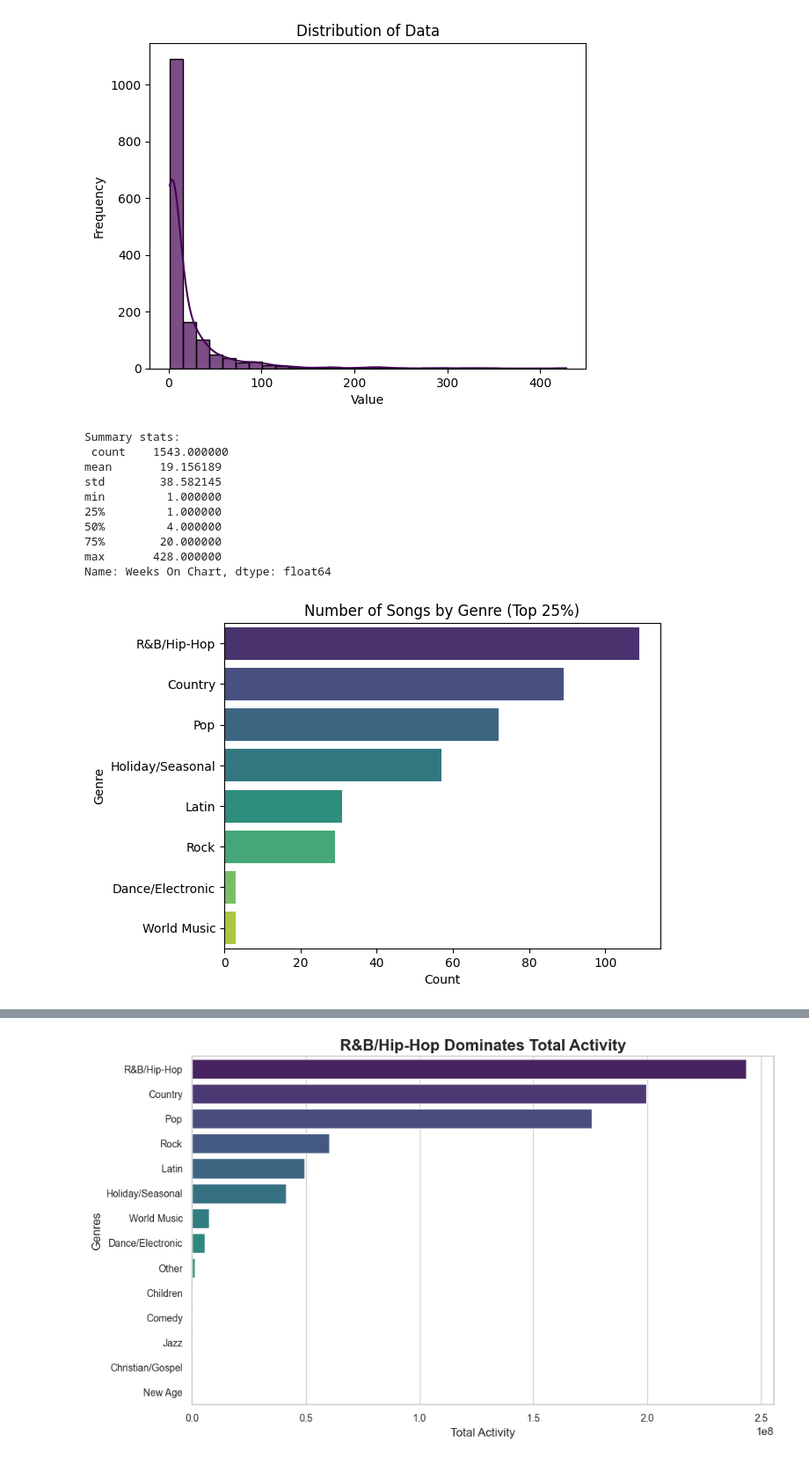
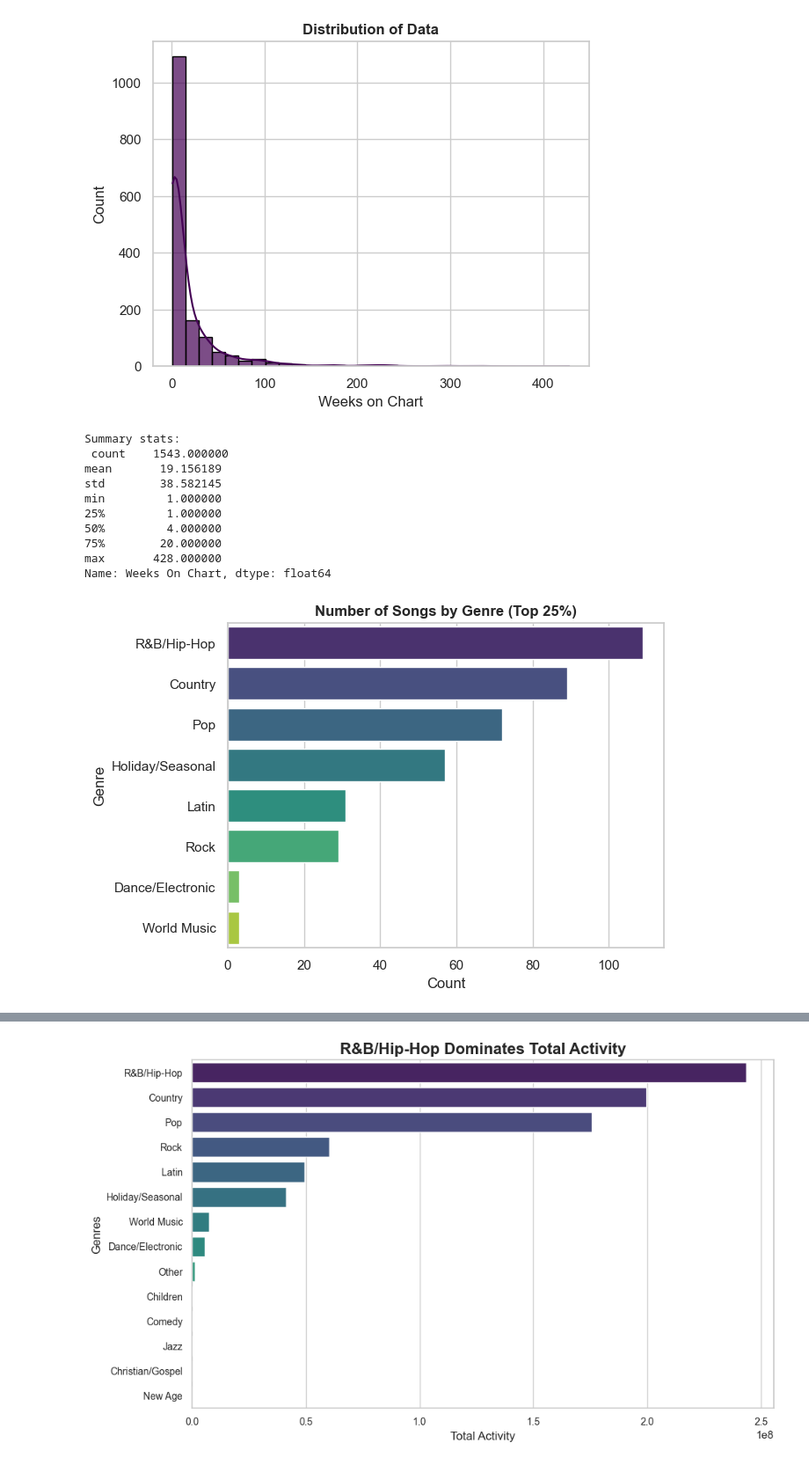
Before and after one commit to FrostNT1/Music-Industry-Insights, a Jupyter notebook: experiments/Beema/03_all_beema_code.ipynb, the cells around one changed output, grey strips where cells are left out. Shown at 88% size. Drawn from its saved outputs; the diff is of its cells as text; code cells hidden in the pictures.

```diff
--- a/experiments/Beema/03_all_beema_code.ipynb
+++ b/experiments/Beema/03_all_beema_code.ipynb
@@ -52,10 +52,11 @@ data = unique_songs['Weeks On Chart']
 
 # Create the plot
 # plt.figure(figsize=(16, 8)) # Change if needed
-sns.histplot(data, bins=30, kde=True, color='#440154', alpha=0.7)  # kde=True adds a density curve
-plt.title('Distribution of Data')
-plt.xlabel('Value')
-plt.ylabel('Frequency')
+
+sns.histplot(data, bins=30, kde=True, color='#440154', alpha=0.7, edgecolor='black')  # kde=True adds a density curve
+plt.title('Distribution of Data', weight='bold')
+plt.xlabel('Weeks on Chart')
+plt.ylabel('Count')
 
 # Show the plot
 plt.show()
@@ -63,7 +64,7 @@ plt.show()
 # Summary stats of distribution
 print('Summary stats:\n', data.describe())
 # %% [output]
-[figure, old version]
+[figure, new version]
 Summary stats:
  count    1543.000000
 mean       19.156189
@@ -77,26 +78,26 @@ Name: Weeks On Chart, dtype: float64
 # %%
 ## Count of Genres in the Top 25% of Weeks On Chart
 
 data_genre = top_songs.groupby('Genre')['Song'].count()
 
 # Reset index to convert the Series to a DataFrame
 data_genre_df = data_genre.reset_index()
 data_genre_df.columns = ['Genre', 'Count']
 data_genre_df = data_genre_df.sort_values(by='Count', ascending=False)
 
 # Create the bar plot
 sns.barplot(x='Count', y='Genre', data=data_genre_df, hue='Genre', palette='viridis', dodge=False)
 
 # Add title and labels
 # plt.figure(figsize=(16, 8)) # Change if needed
-plt.title('Number of Songs by Genre (Top 25%)')
+plt.title('Number of Songs by Genre (Top 25%)', weight='bold')
 plt.xlabel('Count')
 plt.ylabel('Genre')
 
 # Show the plot
 plt.show()
 # %% [output]
-[figure, old version]
+[figure, new version]
 # %%
 ## Count of Genres in the Bottom 75% of Weeks On Chart
 
```
Also changed, not shown: parts of 5 cells of this notebook.
